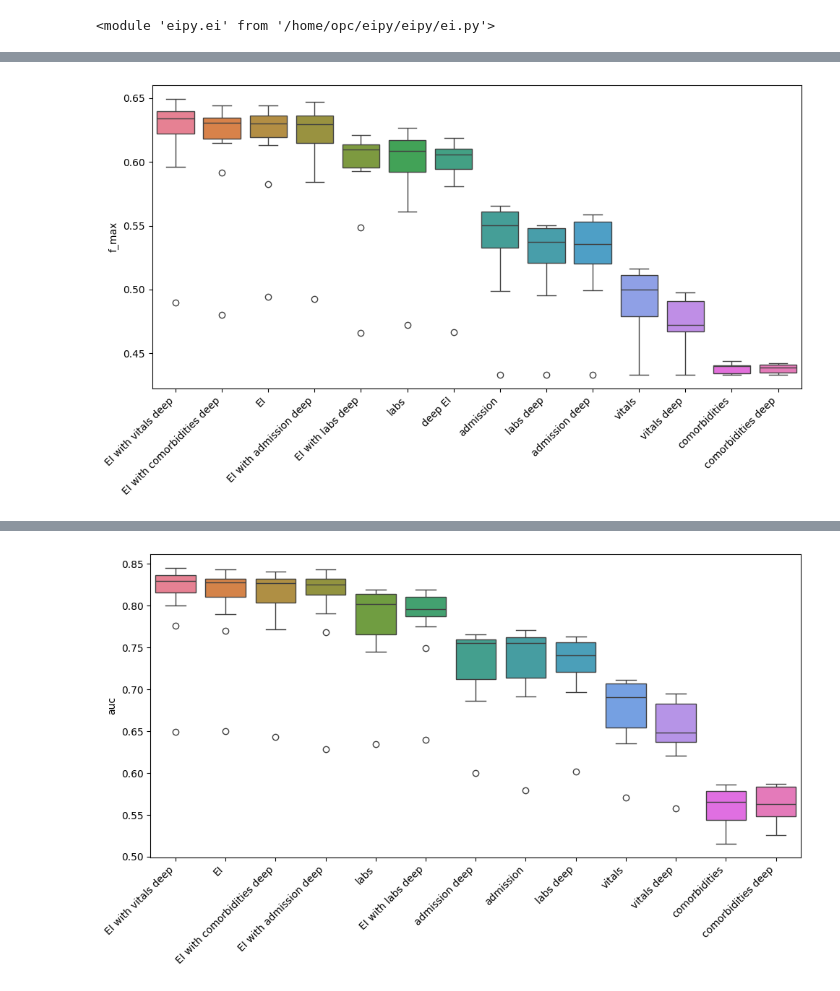
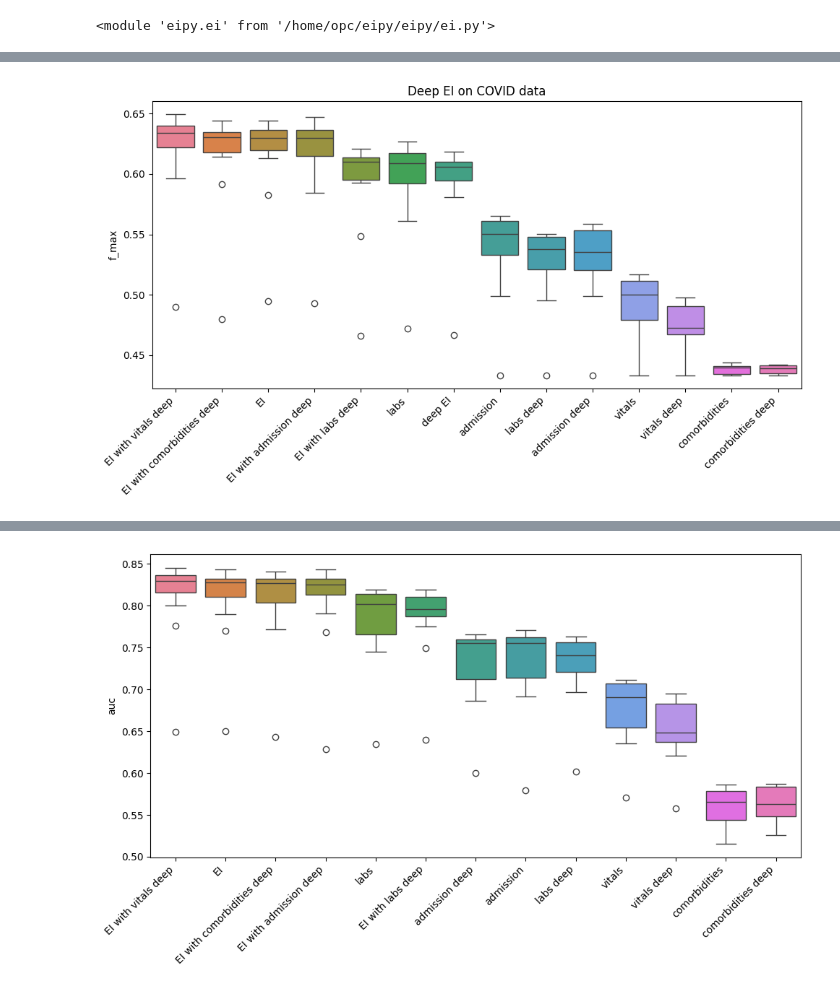
Before and after one commit to aviadsusman/eipy, a Jupyter notebook: eipy/test_multimodal.ipynb, the cells around one changed output, grey strips where cells are left out. Cells and saved outputs as stored; diff of their text form; code cells hidden in the pictures.

```diff
--- a/eipy/test_multimodal.ipynb
+++ b/eipy/test_multimodal.ipynb
@@ -198,7 +207,7 @@ reload(e)
 #     performance["EI"][1].append(roc_auc_score(y_true=y_test, y_score=y_pred_auc))
 #     print(f"DONE WITH SEED {i}")
 # %%
-warnings.filterwarnings('ignore')
+'''warnings.filterwarnings('ignore')
 performance = {}
 for k in data.keys():
     #modality alone structured
@@ -281,4 +290,4 @@ EI = e.EnsembleIntegration(
 EI.fit_base(data, labels, base_predictors=base_predictors)
 EI.fit_ensemble(ensemble_predictors=ensemble_predictors)
 
-performance["EI"] = EI.ensemble_summary
+performance["EI"] = EI.ensemble_summary'''
@@ -383,5 +294,5 @@ Epoch 10/10
 # %%
-#EI with every modality deep
+'''#EI with every modality deep
 EI = e.EnsembleIntegration(
                 k_outer=5,
                 k_inner=5,
@@ -399,4 +310,4 @@ for k in data.keys():
     EI.fit_base(data[k], labels, modality_name=k, base_predictors=d_base_predictors)
 EI.fit_ensemble(ensemble_predictors=ensemble_predictors)
 
-performance["deep EI"] = EI.ensemble_summary
+performance["deep EI"] = EI.ensemble_summary'''
@@ -508,34 +322,35 @@ performance_metrics = {k: v["metrics"] for k,v in performance.items()}
 # %%
 import seaborn as sns
 import matplotlib.pyplot as plt
 import pandas as pd
 
 # Example dictionary with DataFrames
 data_dict = performance_metrics
 
 # Specify the row index for which you want to generate the boxplot
 row_index = 'f_max'
 
 # Create a list to store the data for the boxplot
 data_list = []
 
 # Iterate through the dictionary keys and extract the row data
 for key, df in data_dict.items():
     if row_index in df.index:
         data_list.append(df.loc[row_index].values)
 
 # Create a DataFrame for Seaborn
 data_df = pd.DataFrame(data_list, index=data_dict.keys(), columns=df.columns)
 # Box and Whiskers Plot using Seaborn
 box_order = data_df.median(axis=1).sort_values(ascending=False).index
 plt.figure(figsize=(10, 6))
 sns.boxplot(data=data_df.T[box_order])
+plt.title("Deep EI on COVID data")
 plt.ylabel(row_index)
 plt.xticks(rotation=45, ha='right')
 plt.tight_layout()
 plt.show()
 # %% [output]
-[figure, old version]
+[figure, new version]
 # %%
 data_df
 # %% [output]
```
Also changed, not shown: parts of 3 cells of this notebook.
